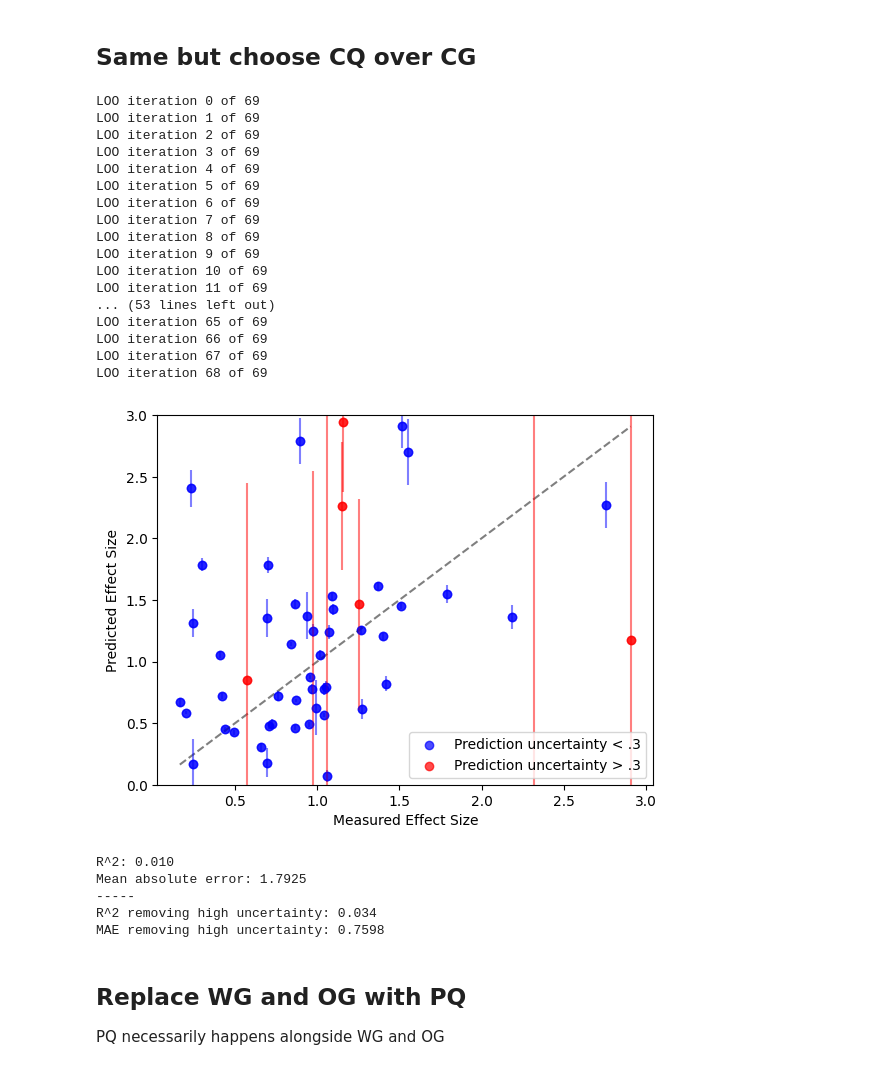
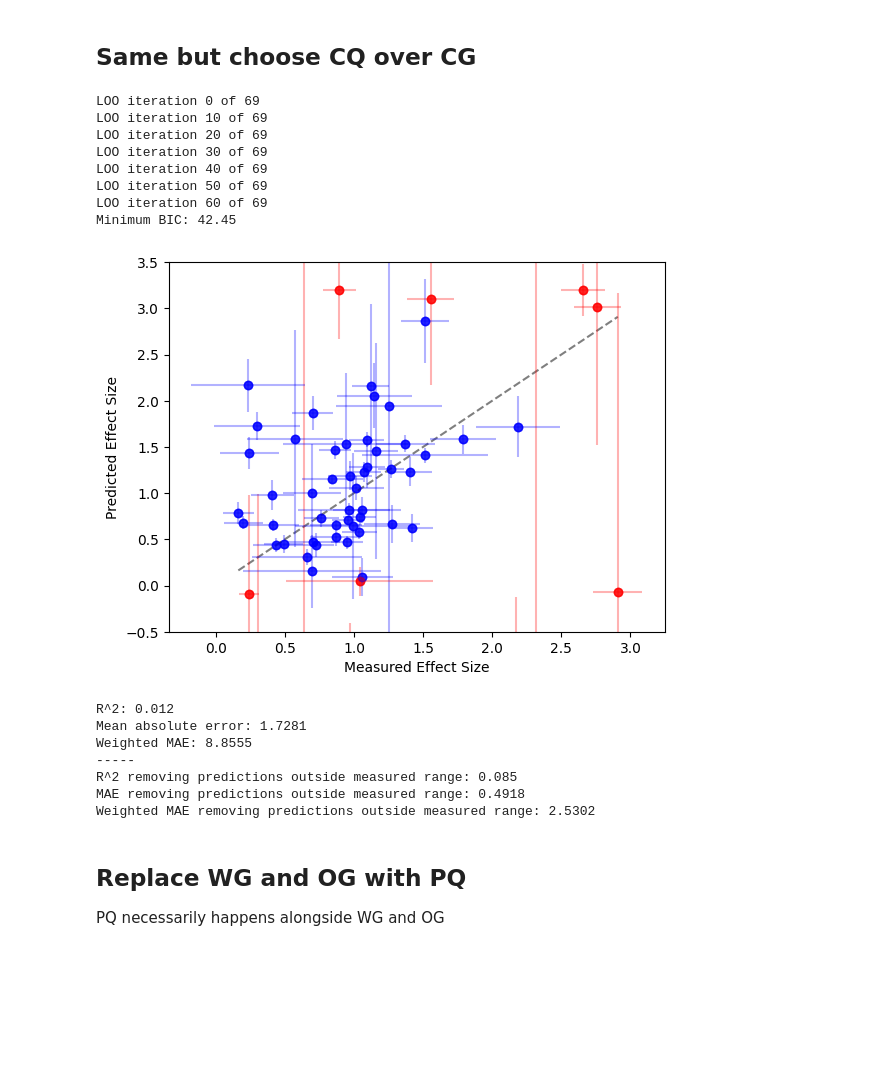
Before and after one commit to oross314/Modeling-Active-Learning-Classrooms, a Jupyter notebook: COPUS_narrowing.ipynb, the cells around one changed output. Saved outputs shown, nothing was run; the diff lists cells and outputs as text; code cells hidden in the pictures; blank space fills up the shorter version.

```diff
--- a/COPUS_narrowing.ipynb
+++ b/COPUS_narrowing.ipynb
@@ -85,13 +17,13 @@ def feature_selection(data, target, its=10000, prt = True, num_choose = 10, weig
         weights = np.ones(data.shape[0])
 
     regr = WLS(target, data, weights=weights).fit()
-    true_base_AIC = regr.bic
-    AICs = np.zeros(its)
+    true_base_BIC = regr.bic
+    BICs = np.zeros(its)
     keepers = np.zeros((its, data.shape[1]), dtype=bool)
     keepers[:, -1] = 1  #always keep the bias term
 
     for j in range(its):
-        base_AIC = true_base_AIC * 1
+        base_BIC = true_base_BIC * 1
 
         #randomly shuffle order of variables, skipp bias
         shuffle = np.append(np.array([data.shape[1] - 1]), np.random.permutation(data.shape[1] - 1))
@@ -105,26 +37,26 @@ def feature_selection(data, target, its=10000, prt = True, num_choose = 10, weig
             cut_data = np.delete(pruned_data, i, axis=1)
 
             regr = WLS(target, cut_data, weights=weights).fit()
-            new_AIC = regr.bic
+            new_BIC = regr.bic
 
-            #if AIC doesn't increase by more than 2, remove the variable and update the base AIC
+            #if BIC doesn't increase by more than 2, remove the variable and update the base BIC
             ################################################3
-            if new_AIC   < base_AIC  : #changed tolerance to 2
+            if new_BIC   < base_BIC  : #changed tolerance to 2
             #####################################################3
                 pruned_data = np.delete(pruned_data, i, axis=1)
-                base_AIC = new_AIC
+                base_BIC = new_BIC
             #otherwise keep the variable and move to the next one
             else:
                 keepers[j, shuffle[i + (data.shape[1] - pruned_data.shape[1])]] = 1
                 keeping.append(i + (data.shape[1] - pruned_data.shape[1]))
                 i += 1
 
-        AICs[j] = base_AIC
+        BICs[j] = base_BIC
 
         if not j % 1000 and prt:
-            print(f'Iteration {j + 1} finished with AIC {base_AIC.round(2)}')
-    good_fits = np.argsort(AICs)[:num_choose]
-    return keepers, AICs, good_fits
+            print(f'Iteration {j + 1} finished with BIC {base_BIC.round(2)}')
+    good_fits = np.argsort(BICs)[:num_choose]
+    return keepers, BICs, good_fits
 # %%
 #feature selection and aic functions are called in from functions.py
 
@@ -137,7 +69,7 @@ def feature_boot_LOO(data, target, ES_variance, bootstrap_n = 10, n_fits = 10, )
     feature_selection_its = int(data.shape[0]*5)
     LOO_predictions = np.zeros(( n_fits, bootstrap_n, data.shape[0]))
     LOO_weights = np.zeros(( n_fits, bootstrap_n, data.shape[0], data.shape[1]))
-    good_fit_AICs = np.zeros(( n_fits, data.shape[0] ))
+    good_fit_BICs = np.zeros(( n_fits, data.shape[0] ))
 
     #perform leave-one-out cross-validation for each of the best fits
     for k in range(data.shape[0]):
@@ -146,10 +78,10 @@ def feature_boot_LOO(data, target, ES_variance, bootstrap_n = 10, n_fits = 10, )
         cut_data = np.delete(data, k, axis=0)
         cut_truth = np.delete(target, k, axis=0)
         cut_weights = np.delete(1/ES_variance, k, axis=0)
-        keepers, AICs, good_fits = feature_selection(cut_data, cut_truth, its=feature_selection_its, prt = False, num_choose = n_fits, weights = cut_weights)
-        #print(AICs[good_fits])
+        keepers, BICs, good_fits = feature_selection(cut_data, cut_truth, its=feature_selection_its, prt = False, num_choose = n_fits, weights = cut_weights)
+        #print(BICs[good_fits])
 
-        good_fit_AICs[:, k] = AICs[good_fits]
+        good_fit_BICs[:, k] = BICs[good_fits]
         LOO_predictions[:, :, k], LOO_weights[:, :, k, :] = bootstrap_LOO(data, target, keepers, good_fits,
                                                                         bootstrap_n=bootstrap_n, leave_out = k, weights = 1/ES_variance   )
-    return LOO_predictions, LOO_weights, good_fit_AICs
+    return LOO_predictions, LOO_weights, good_fit_BICs
@@ -248,7 +138,7 @@ def LOO_plot(target, LOO_predictions_mean, LOO_predictions_std, threshhold = .3,
 def weighted_LOO_predictions(LOO_predictions, good_fit_BICs, threshhold = .1):
     weights = np.zeros(good_fit_BICs.shape)
     for i in range(data.shape[0]):
-        weights[:, i] = AIC_weights(good_fit_BICs[:, i])
+        weights[:, i] = BIC_weights(good_fit_BICs[:, i])
     print(f'Minimum BIC: {np.min(good_fit_BICs):.2f}')
     weighted_predictions = np.sum(weights.reshape(-1, 1, data.shape[0]) * LOO_predictions, axis = 1)
     LOO_means = np.mean(weighted_predictions, axis=0)
@@ -256,7 +146,7 @@ def weighted_LOO_predictions(LOO_predictions, good_fit_BICs, threshhold = .1):
 
     LOO_stds = np.sum(weights * np.std(LOO_predictions, axis=(1)), axis = 0)
     #LOO_stds = np.std(LOO_predictions, axis=(0, 1))
-    LOO_plot(target, LOO_means, LOO_stds, measurement_uncertainty = np.sqrt(ES_variance), threshhold = .1)
+    LOO_plot(target, LOO_means, LOO_stds, measurement_uncertainty = np.sqrt(ES_variance), threshhold = threshhold)
 # %%
 def BIC_weights(BICs):
     exp_BICs = np.exp(-0.5 * (BICs - np.min(BICs)))
@@ -281,42 +185,32 @@ KeyboardInterrupt:
 # %%
 #Maximum number of codes, choose CQ over CG
 #CG does way better
 
 
 #these will be input features for the model
 data = codes_and_CIs[[ 'Lec', 'CQ', 'WG',  'OG', 'SQ', ]].to_numpy()
 #This is a linear regression model, but we use nonlinear terms by adding polynomila features
 data = add_cross_terms(data)
-LOO_predictions, LOO_weights, good_fit_AICs = feature_boot_LOO(data, target, ES_variance,  )
+LOO_predictions, LOO_weights, good_fit_BICs = feature_boot_LOO(data, target, ES_variance,  )
 
-LOO_feature_means = np.mean(LOO_predictions, axis=0)
-LOO_means, LOO_stds = np.mean(LOO_feature_means, axis=0), np.std(LOO_feature_means, axis=0)
-
-LOO_plot(target, LOO_means, LOO_stds)
+weighted_LOO_predictions(LOO_predictions, good_fit_BICs, threshhold = .1)
 # %% [output]
 LOO iteration 0 of 69
-LOO iteration 1 of 69
-LOO iteration 2 of 69
-LOO iteration 3 of 69
-LOO iteration 4 of 69
-LOO iteration 5 of 69
-LOO iteration 6 of 69
-LOO iteration 7 of 69
-LOO iteration 8 of 69
-LOO iteration 9 of 69
 LOO iteration 10 of 69
-LOO iteration 11 of 69
-... (53 lines left out)
-LOO iteration 65 of 69
-LOO iteration 66 of 69
-LOO iteration 67 of 69
-LOO iteration 68 of 69
+LOO iteration 20 of 69
+LOO iteration 30 of 69
+LOO iteration 40 of 69
+LOO iteration 50 of 69
+LOO iteration 60 of 69
+Minimum BIC: 42.45
-[figure, old version]
+[figure, new version]
-R^2: 0.010
-Mean absolute error: 1.7925
+R^2: 0.012
+Mean absolute error: 1.7281
+Weighted MAE: 8.8555
 -----
-R^2 removing high uncertainty: 0.034
-MAE removing high uncertainty: 0.7598
+R^2 removing predictions outside measured range: 0.085
+MAE removing predictions outside measured range: 0.4918
+Weighted MAE removing predictions outside measured range: 2.5302
 # %% [markdown]
 ## Replace WG and OG with PQ
 
```
Also changed, not shown: parts of 20 cells of this notebook, 2 other files.
